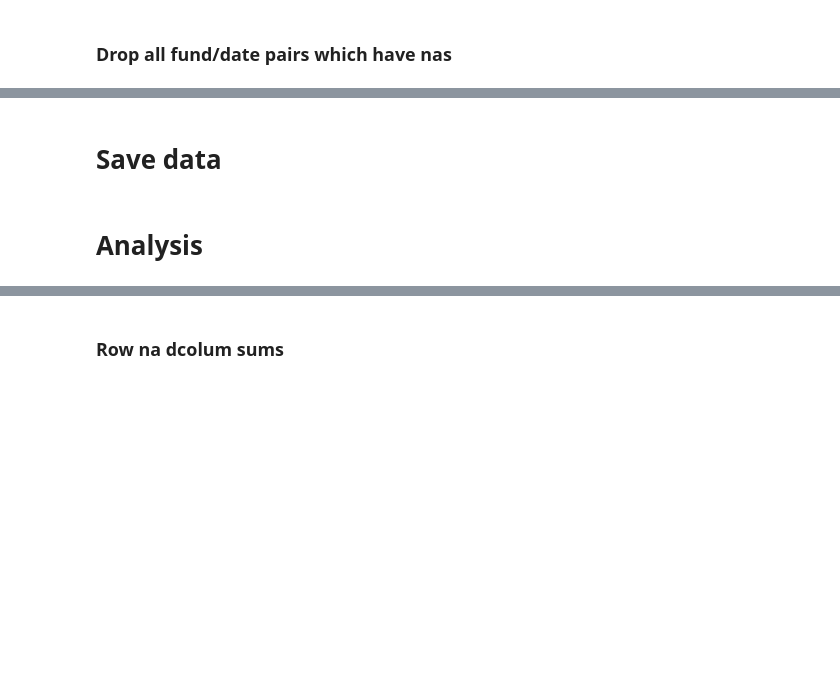
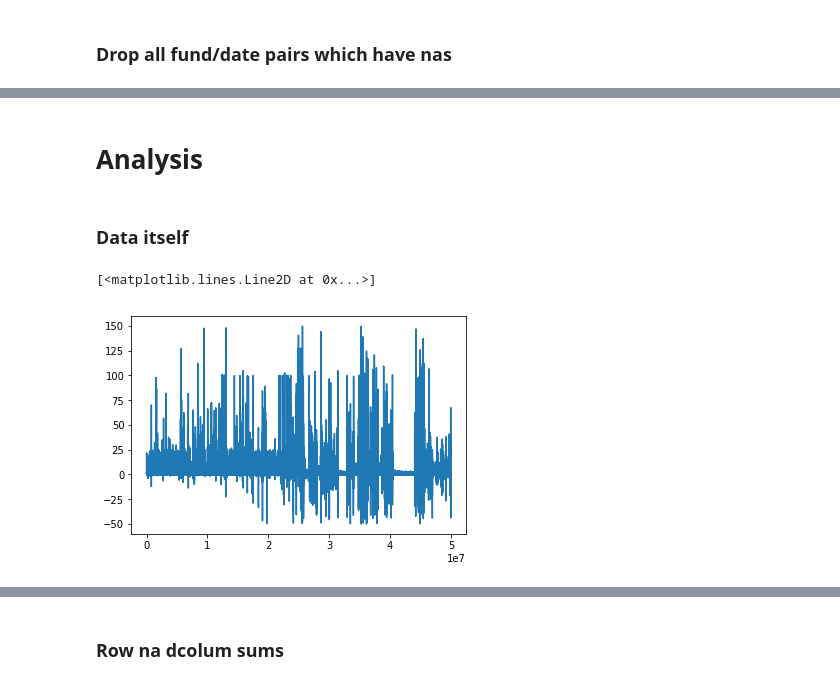
Before and after one commit to Amglex/Mutual-Funds, a Jupyter notebook: notebooks/01 - Large CSV.ipynb, the cells around one changed output, grey strips where cells are left out. Cells and saved outputs as stored; diff of their text form; code cells hidden in the pictures; blank space fills up the shorter version.

Commit message:
Mainly worked on Large CSV Notebook

```diff
--- a/notebooks/01 - Large CSV.ipynb
+++ b/notebooks/01 - Large CSV.ipynb
@@ -41 +172,3 @@ holdings = load_data(data_path,'holdings')
+# %%
+data = pd.DataFrame({'row': sparse_row, 'col' : sparse_col, 'data' :sparse_data})
 # %%
@@ -44,0 +180,3 @@ holdings.shape
+# %%
+mask1_duplicates = data.duplicated(subset=['row','col']) == False
+data_s = data[mask1_duplicates]
@@ -44,0 +185,8 @@ holdings.shape
+# %%
+# Drop observations where data is larger than 200 or smaller than -50 -> mask1
+mask2_individual = (data_s['data'] < 150) & (data_s['data'] > -50)
+data_s = data_s[mask2_individual]
+# %%
+sparse_row = data_s['row']
+sparse_col = data_s['col']
+sparse_data = data_s['data']
@@ -344,2 +336,0 @@ sparse_matrix.shape
-# %% [markdown]
-# Save data
@@ -359,2 +337,9 @@ port_obj_map = dict(zip(info.port_ID, info.crsp_obj_cd))
 # %% [markdown]
 # Analysis
+# %% [markdown]
+### Data itself
+# %%
+plt.plot(sparse_data)
+# %% [output]
+[<matplotlib.lines.Line2D at 0x...>]
+[figure, added]
```
Also changed, not shown: parts of 87 cells of this notebook, 2 other files.
